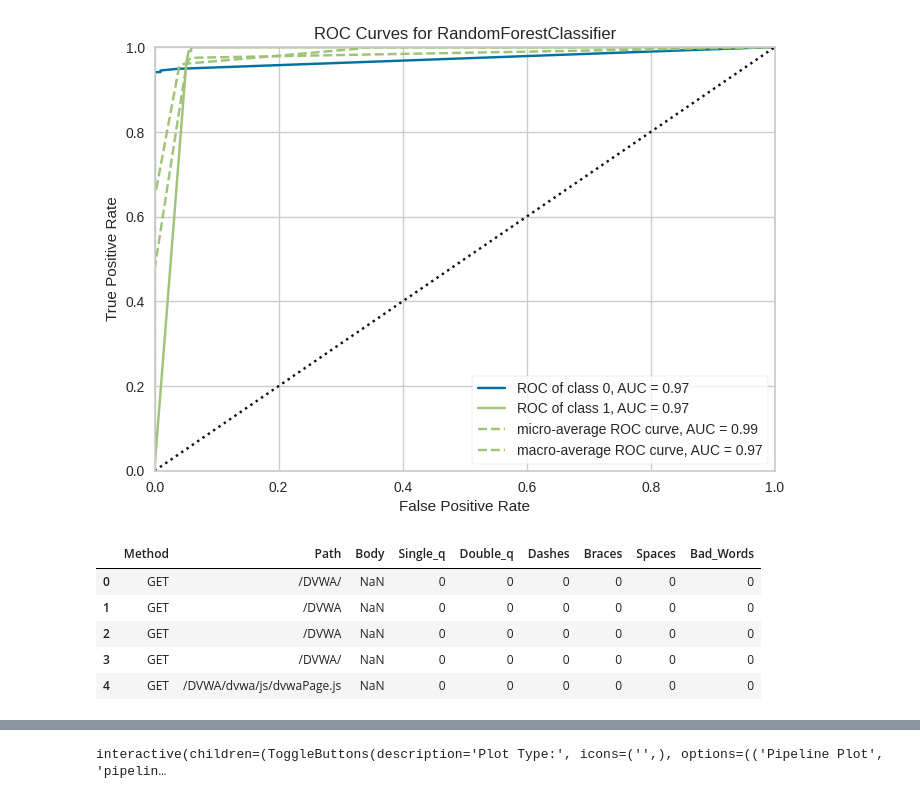
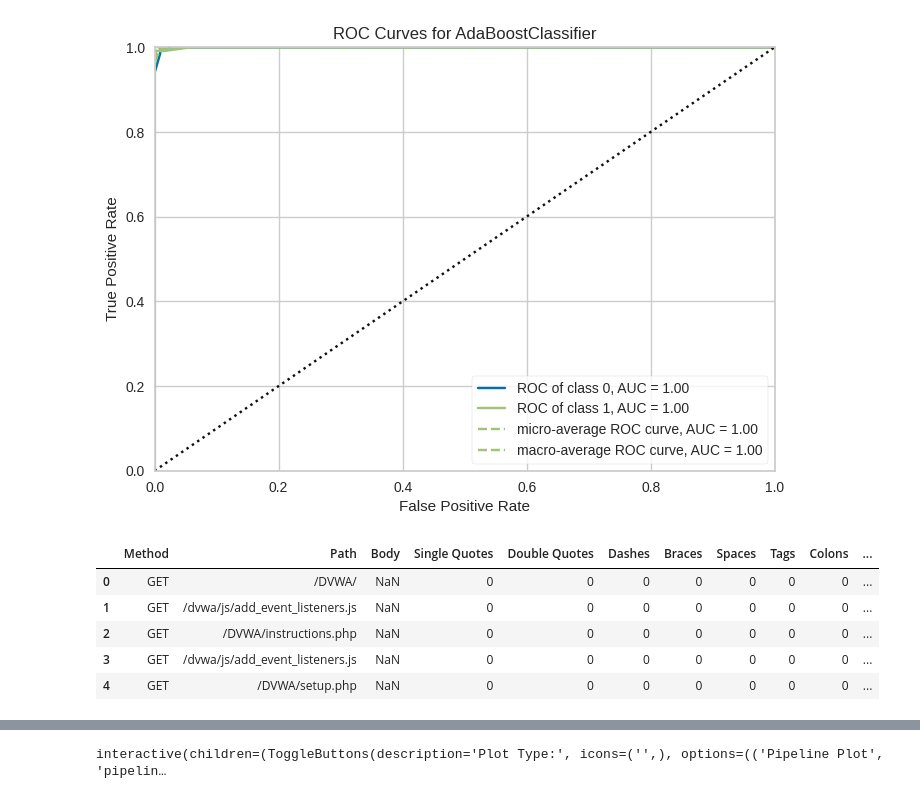
Before and after one commit to thirt33n/Grindwall, a Jupyter notebook: network_sec.ipynb, the cells around one changed output, grey strips where cells are left out. Drawn from its saved outputs; the diff is of its cells as text; code cells hidden in the pictures.

```diff
--- a/network_sec.ipynb
+++ b/network_sec.ipynb
@@ -97,0 +84,2 @@ rf_model = create_model('rf')
+# %%
+ada_model = create_model('ada')
@@ -98,16 +103,16 @@ rf_model = create_model('rf')
 # %%
-plot_model(rf_model)
+plot_model(ada_model)
 # %% [output]
 [interactive output not drawn]
-[figure, old version]
+[figure, new version]
 # %%
-test = pd.read_csv('/content/test_real.csv')
+test = pd.read_csv('/content/trial_model2.csv')
 test.head()
 # %% [output]
-|  | Method | Path | Body | Single_q | Double_q | Dashes | Braces | Spaces | Bad_Words |
-| 0 | GET | /DVWA/ | NaN | 0 | 0 | 0 | 0 | 0 | 0 |
-| 1 | GET | /DVWA | NaN | 0 | 0 | 0 | 0 | 0 | 0 |
-| 2 | GET | /DVWA | NaN | 0 | 0 | 0 | 0 | 0 | 0 |
-| 3 | GET | /DVWA/ | NaN | 0 | 0 | 0 | 0 | 0 | 0 |
-| 4 | GET | /DVWA/dvwa/js/dvwaPage.js | NaN | 0 | 0 | 0 | 0 | 0 | 0 |
+|  | Method | Path | Body | Single Quotes | Double Quotes | Dashes | Braces | Spaces | Tags | Colons | ... |
+| 0 | GET | /DVWA/ | NaN | 0 | 0 | 0 | 0 | 0 | 0 | 0 | ... |
+| 1 | GET | /dvwa/js/add_event_listeners.js | NaN | 0 | 0 | 0 | 0 | 0 | 0 | 0 | ... |
+| 2 | GET | /DVWA/instructions.php | NaN | 0 | 0 | 0 | 0 | 0 | 0 | 0 | ... |
+| 3 | GET | /dvwa/js/add_event_listeners.js | NaN | 0 | 0 | 0 | 0 | 0 | 0 | 0 | ... |
+| 4 | GET | /DVWA/setup.php | NaN | 0 | 0 | 0 | 0 | 0 | 0 | 0 | ... |
 # %%
```
Also changed, not shown: parts of 14 cells of this notebook, 10 other files.
